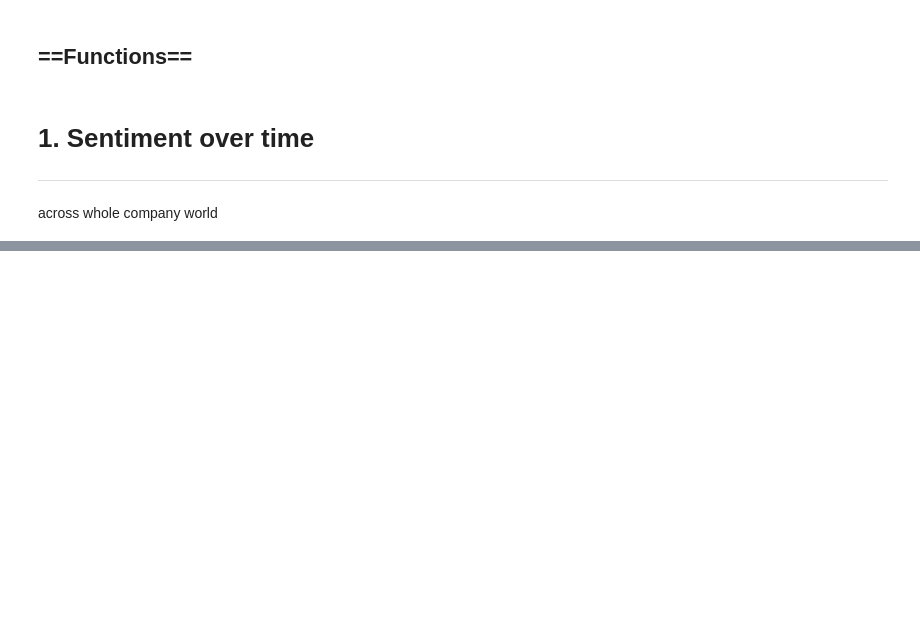
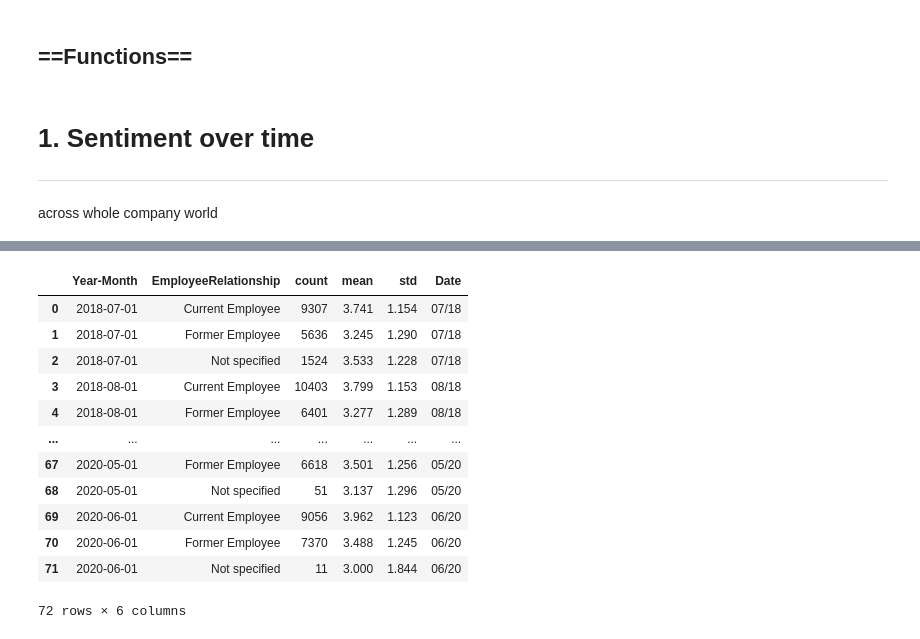
Before and after one commit to stancld/MSc-Project, a Jupyter notebook: Exploration/Dispersion statistics.ipynb, the cells around one changed output, grey strips where cells are left out. Drawn from its saved outputs; the diff is of its cells as text; code cells hidden in the pictures; blank space fills up the shorter version.

```diff
--- a/Exploration/Dispersion statistics.ipynb
+++ b/Exploration/Dispersion statistics.ipynb
@@ -103,3 +129,15 @@ over_time
+# %%
+over_time_current = (
+    reviews
+    .groupby(['Year-Month', 'EmployeeRelationship'])
+    .Rating
+    .agg(['count', 'mean', 'std'])
+    .round(3)
+    .reset_index()
+)
+over_time_current = over_time_current[over_time_current.EmployeeRelationship.isin(['Current Employee', 'Former Employee'])]
+# %%
+over_time_current['Date'] = over_time_current['Year-Month'].apply(lambda x:  x[5:7] + '/' + x[2:4])
 # %%
 plt.figure(figsize=(18,6))
 
@@ -119,0 +162,16 @@ NameError: name 'over' is not defined
+# %%
+over_time_current
+# %% [output]
+|  | Year-Month | EmployeeRelationship | count | mean | std | Date |
+| 0 | 2018-07-01 | Current Employee | 9307 | 3.741 | 1.154 | 07/18 |
+| 1 | 2018-07-01 | Former Employee | 5636 | 3.245 | 1.290 | 07/18 |
+| 2 | 2018-07-01 | Not specified | 1524 | 3.533 | 1.228 | 07/18 |
+| 3 | 2018-08-01 | Current Employee | 10403 | 3.799 | 1.153 | 08/18 |
+| 4 | 2018-08-01 | Former Employee | 6401 | 3.277 | 1.289 | 08/18 |
+| ... | ... | ... | ... | ... | ... | ... |
+| 67 | 2020-05-01 | Former Employee | 6618 | 3.501 | 1.256 | 05/20 |
+| 68 | 2020-05-01 | Not specified | 51 | 3.137 | 1.296 | 05/20 |
+| 69 | 2020-06-01 | Current Employee | 9056 | 3.962 | 1.123 | 06/20 |
+| 70 | 2020-06-01 | Former Employee | 7370 | 3.488 | 1.245 | 06/20 |
+| 71 | 2020-06-01 | Not specified | 11 | 3.000 | 1.844 | 06/20 |
+72 rows × 6 columns
```
Also changed, not shown: parts of 7 cells of this notebook, 2 other files.
